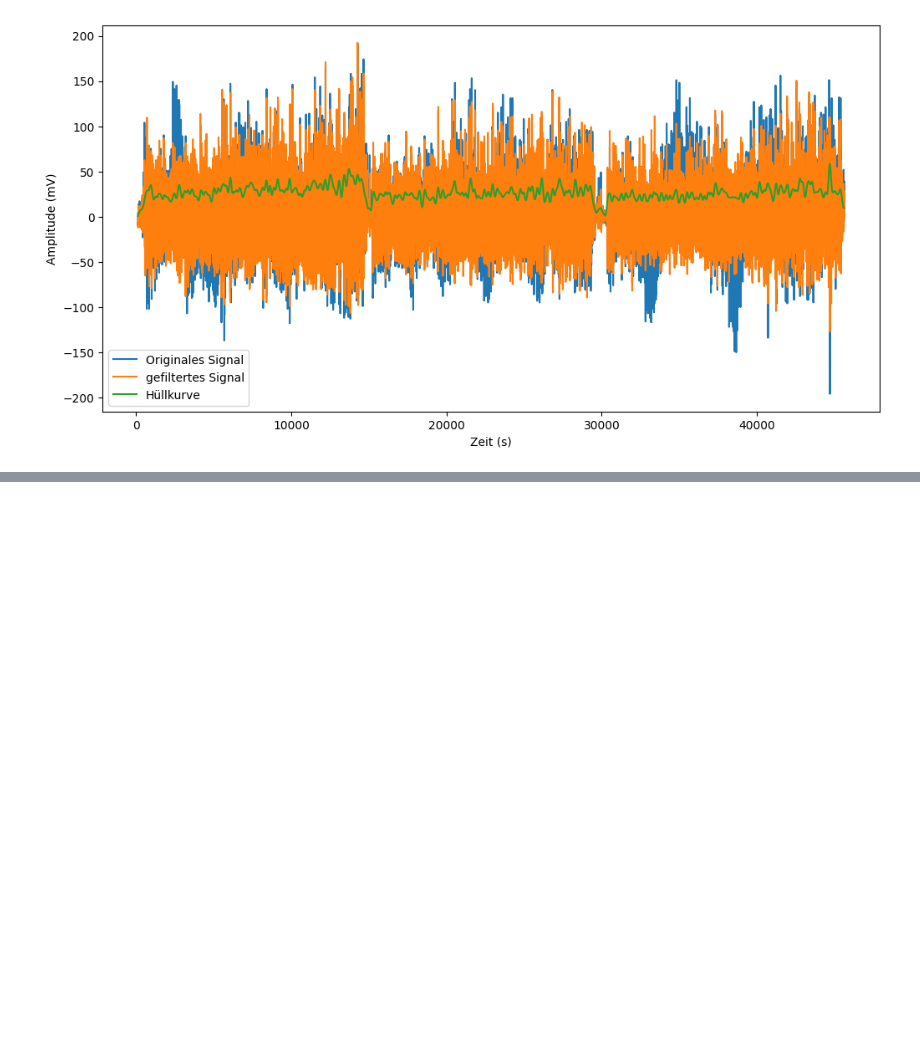
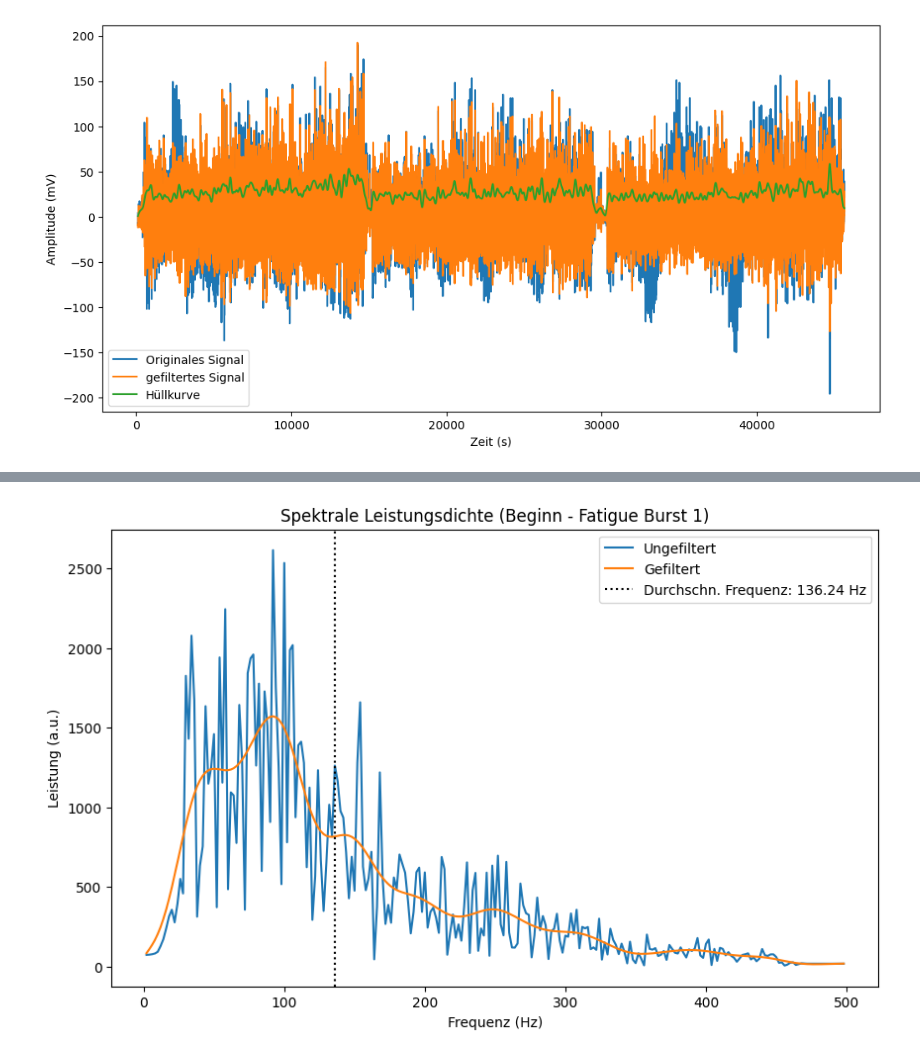
Before and after one commit to felithie/Labor3Biosignal, a Jupyter notebook: Labor3.ipynb, the cells around one changed output, grey strips where cells are left out. Cells and saved outputs as stored; diff of their text form; code cells hidden in the pictures; blank space fills up the shorter version.

```diff
--- a/Labor3.ipynb
+++ b/Labor3.ipynb
@@ -235,0 +235,82 @@ Error:
+# %%
+mvc_s= [834, 4110, 7040]
+mvc_e= [2551, 5518, 8477]
+weights_s = [120, 4016, 8012]
+weights_e = [3620,  7797, 11335]
+fatigue_s = [202,  6123, 12216]
+fatigue_e = [5904, 11775, 18253]
+
+def butter_filter(data, lowcut=None, highcut=None, fs=1000, order=4):
+    nyquist = 0.5 * fs
+
+    if lowcut is not None and highcut is not None:
+        # Bandpass-Filter
+        low = lowcut / nyquist
+        high = highcut / nyquist
+        b, a = butter(order, [low, high], btype='band')
+    elif highcut is not None:
+        # Lowpass-Filter
+        high = highcut / nyquist
+        b, a = butter(order, high, btype='low')
+    elif lowcut is not None:
+        # Highpass-Filter
+        low = lowcut / nyquist
+        b, a = butter(order, low, btype='high')
+    else:
+        raise ValueError("Entweder 'lowcut' oder 'highcut' muss definiert sein.")
+
+    filtered_data = filtfilt(b, a, data)
+    return filtered_data
+
+# Sampling-Rate und Segmentdauer definieren
+segment_duration = 0.5  # in Sekunden
+num_points = int(sampling_frequency * segment_duration)  # Punkte für 0.5 Sekunden
+
+# Hilfsfunktion zum Isolieren von Segmenten
+def isolate_segment(emg_data, start_time, fs, duration):
+    start_idx = int(start_time * fs)
+    end_idx = start_idx + int(duration * fs)
+    return emg_data[start_idx:end_idx]
+
+# 1. Segmente isolieren und alle Fatigue-Bursts durchlaufen
+for i in range(len(fatigue_s)):  # Schleife über alle Bursts
+    fatigue_start, fatigue_end = fatigue_s[i], fatigue_e[i]
+
+    # Beginn, Mitte und Ende isolieren
+    fatigue_begin_segment = isolate_segment(fatigue_emg_filtered, fatigue_start / sampling_frequency, sampling_frequency, segment_duration)
+    fatigue_middle_segment = isolate_segment(fatigue_emg_filtered, (fatigue_start + fatigue_end) / 2 / sampling_frequency, sampling_frequency, segment_duration)
+    fatigue_end_segment = isolate_segment(fatigue_emg_filtered, fatigue_end / sampling_frequency - segment_duration, sampling_frequency, segment_duration)
+
+    # 2. Spektrale Leistungsdichte berechnen
+    power_begin, freqs_begin = get_power(fatigue_begin_segment, sampling_frequency)
+    power_middle, freqs_middle = get_power(fatigue_middle_segment, sampling_frequency)
+    power_end, freqs_end = get_power(fatigue_end_segment, sampling_frequency)
+
+    # 3. Spektrale Leistungsdichte filtern (Butterworth Lowpass-Filter)
+    filtered_power_begin = butter_filter(power_begin, highcut=40, fs=sampling_frequency)
+    filtered_power_middle = butter_filter(power_middle, highcut=40, fs=sampling_frequency)
+    filtered_power_end = butter_filter(power_end, highcut=40, fs=sampling_frequency)
+
+    # Durchschnittliche Frequenzen berechnen
+    avg_freq_begin = np.sum(freqs_begin * filtered_power_begin) / np.sum(filtered_power_begin)
+    avg_freq_middle = np.sum(freqs_middle * filtered_power_middle) / np.sum(filtered_power_middle)
+    avg_freq_end = np.sum(freqs_end * filtered_power_end) / np.sum(filtered_power_end)
+
+    # 4. Ergebnisse visualisieren
+    def plot_spectral_analysis(freqs, power, filtered_power, avg_freq, title):
+        plt.figure(figsize=(10, 6))
+        plt.plot(freqs, power, label="Ungefiltert")
+        plt.plot(freqs, filtered_power, label="Gefiltert", linestyle="-")
+        plt.axvline(avg_freq, color='black', linestyle=':', label=f"Durchschn. Frequenz: {avg_freq:.2f} Hz")
+        plt.title(title)
+        plt.xlabel("Frequenz (Hz)")
+        plt.ylabel("Leistung (a.u.)")
+        plt.legend()
+        plt.show()
+
+    # Diagramme für den aktuellen Burst anzeigen
+    plot_spectral_analysis(freqs_begin, power_begin, filtered_power_begin, avg_freq_begin, f"Spektrale Leistungsdichte (Beginn - Fatigue Burst {i+1})")
+    plot_spectral_analysis(freqs_middle, power_middle, filtered_power_middle, avg_freq_middle, f"Spektrale Leistungsdichte (Mitte - Fatigue Burst {i+1})")
+    plot_spectral_analysis(freqs_end, power_end, filtered_power_end, avg_freq_end, f"Spektrale Leistungsdichte (Ende - Fatigue Burst {i+1})")
+# %% [output]
+[figure, added]
```
Also changed, not shown: parts of 2 cells of this notebook, 6 other files.
